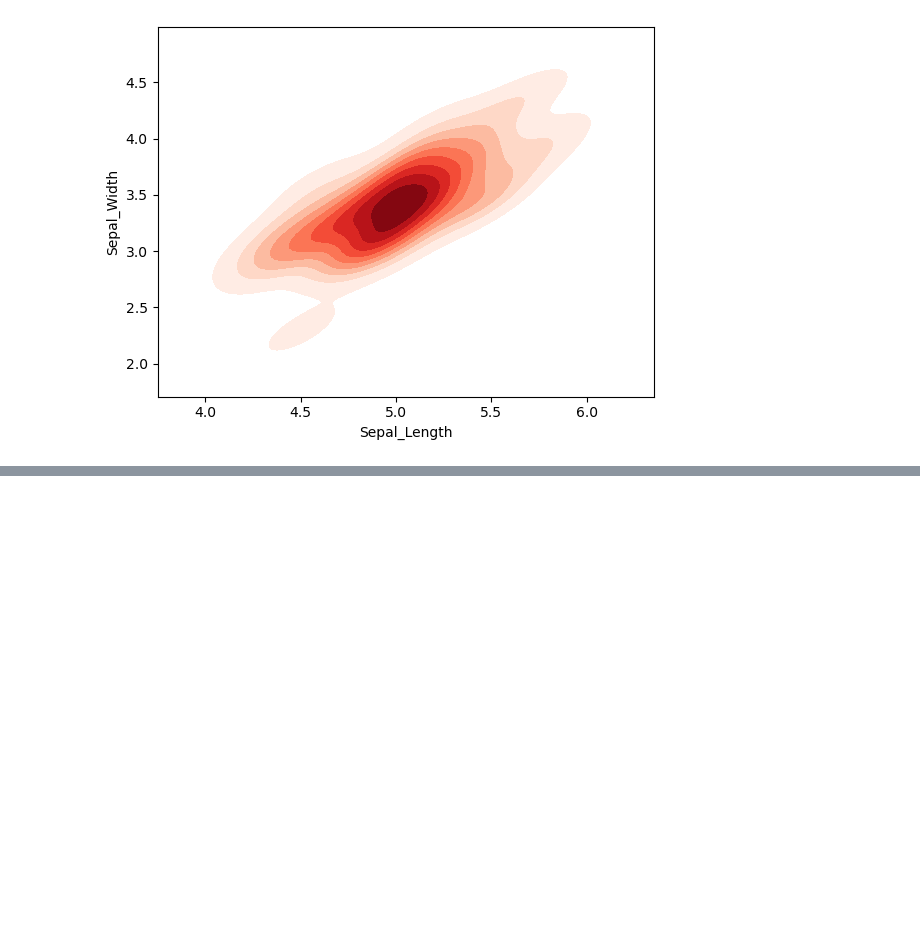
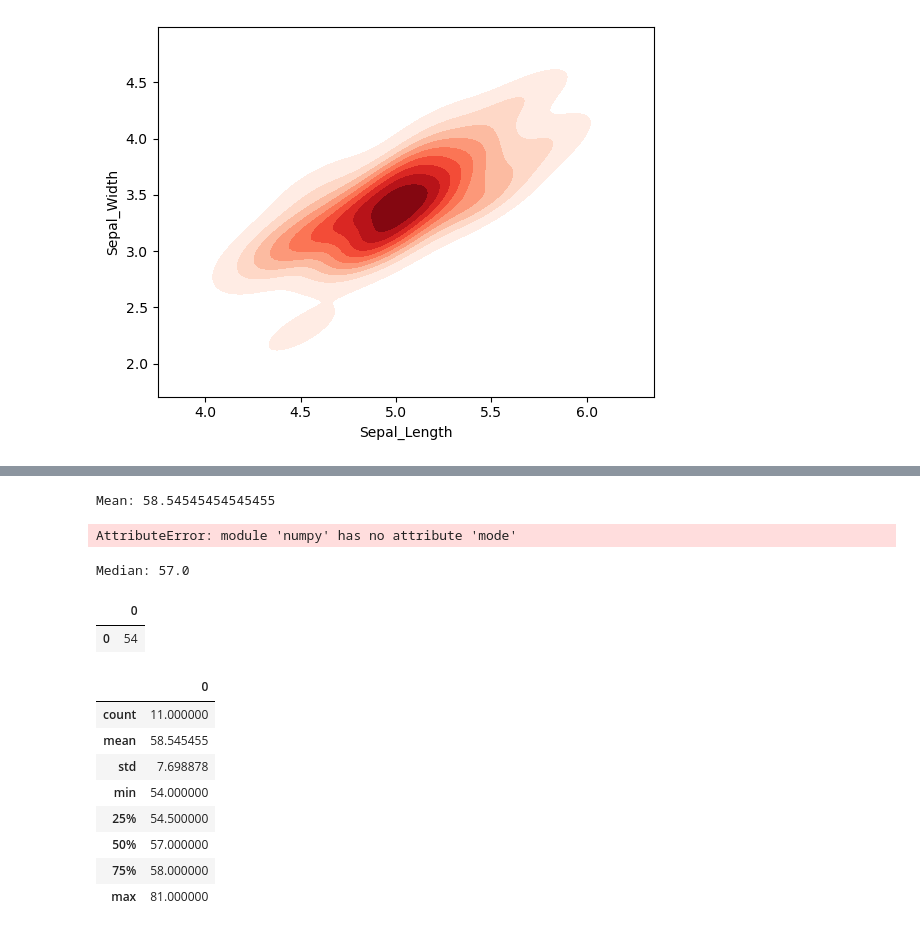
Before and after one commit to kocheli/Moringa-Class-Kocheli-, a Jupyter notebook: libpracs.ipynb, the cells around one changed output, grey strips where cells are left out. Cells and saved outputs as stored; diff of their text form; code cells hidden in the pictures; blank space fills up the shorter version.

```diff
--- a/libpracs.ipynb
+++ b/libpracs.ipynb
@@ -77,0 +408,17 @@ plt.show()
+# %%
+mean = np.mean(ages)
+print(f"Mean: {mean}")
+# %% [output]
+Mean: 58.54545454545455
+# %%
+mode = np.mode(ages)
+print(f"Mode: {mode}")
+# %% [output]
+AttributeError: module 'numpy' has no attribute 'mode'
+# %%
+median = np.median(ages)
+print(f"Median: {median}")
+# %% [output]
+Median: 57.0
+# %%
+alternative = pd.DataFrame(ages)
@@ -77,0 +427,17 @@ plt.show()
+# %%
+mode
+# %% [output]
+|  | 0 |
+| 0 | 54 |
+# %%
+alternative.describe()
+# %% [output]
+|  | 0 |
+| count | 11.000000 |
+| mean | 58.545455 |
+| std | 7.698878 |
+| min | 54.000000 |
+| 25% | 54.500000 |
+| 50% | 57.000000 |
+| 75% | 58.000000 |
+| max | 81.000000 |
```
Also changed, not shown: parts of 85 cells of this notebook.
